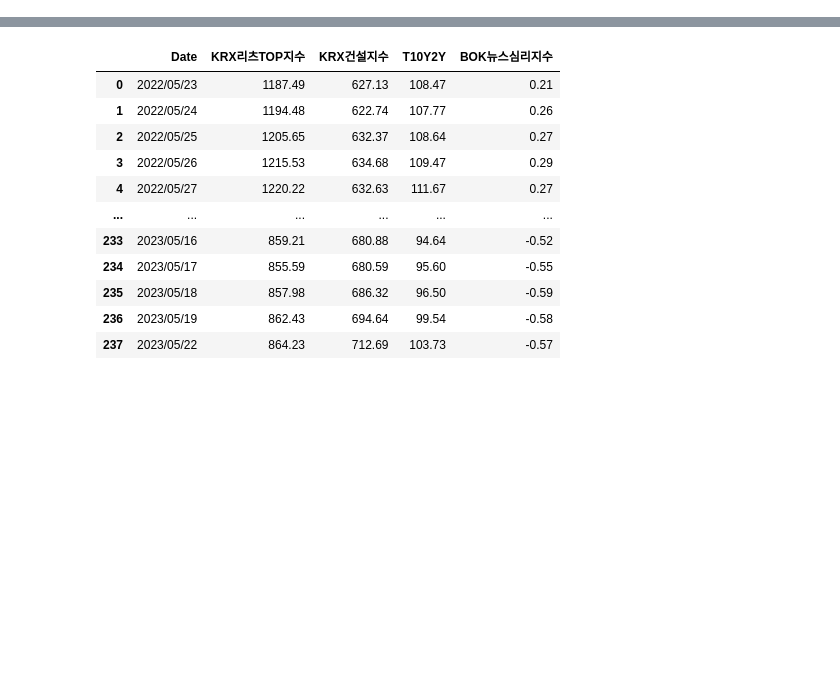
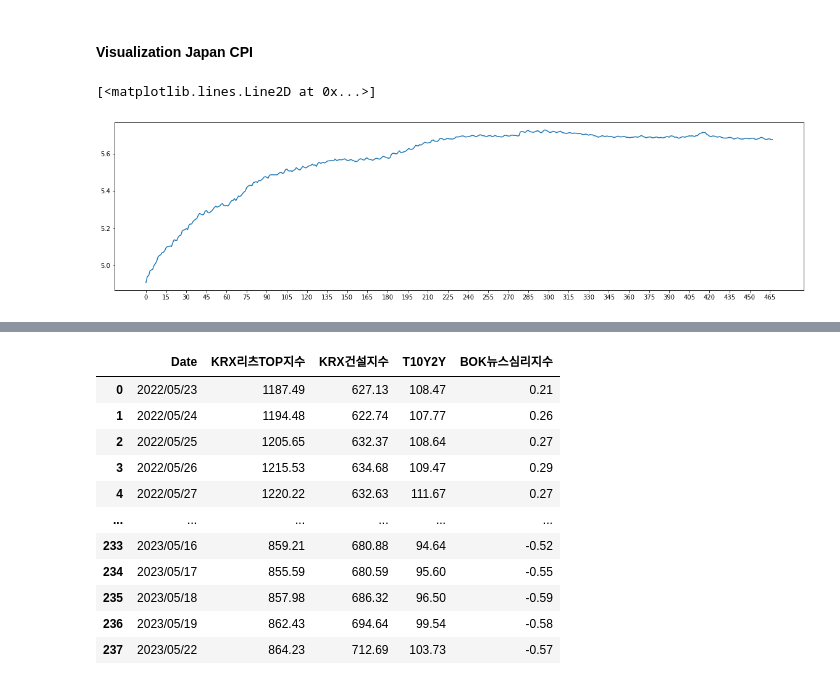
Before and after one commit to ssongssong00/Finance_Time_series, a Jupyter notebook: Problem set 4_201921527.ipynb, the cells around one changed output, grey strips where cells are left out. Saved outputs shown, nothing was run; the diff lists cells and outputs as text; code cells hidden in the pictures; blank space fills up the shorter version.

```diff
--- a/Problem set 4_201921527.ipynb
+++ b/Problem set 4_201921527.ipynb
@@ -0,0 +86,9 @@
+# %% [markdown]
+#### Visualization Japan CPI
+# %%
+plt.figure(figsize=(20,5))
+plt.xticks(np.arange(0,468,15))
+plt.plot(df_a['JAPANCPI'])
+# %% [output]
+[<matplotlib.lines.Line2D at 0x...>]
+[figure, added]
```
Also changed, not shown: parts of 40 cells of this notebook, 2 other files.
